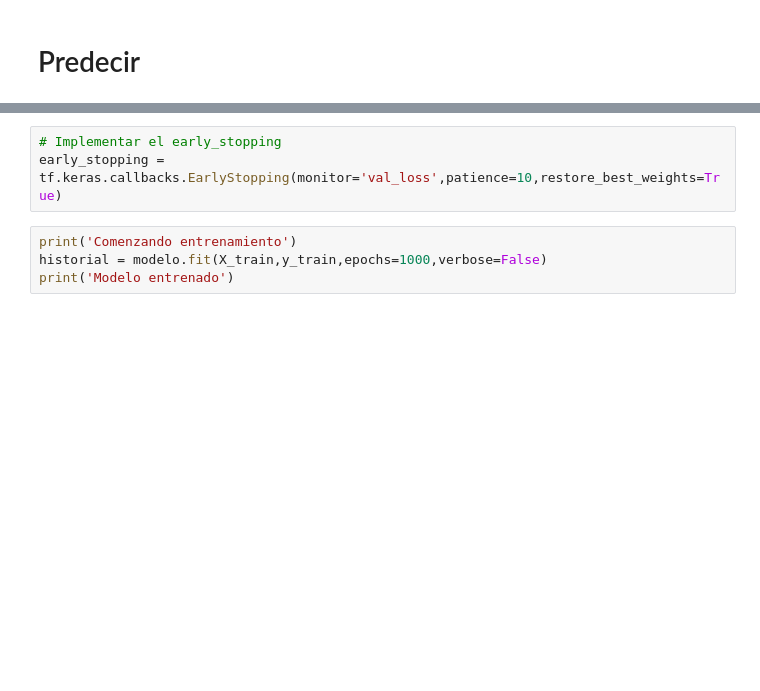
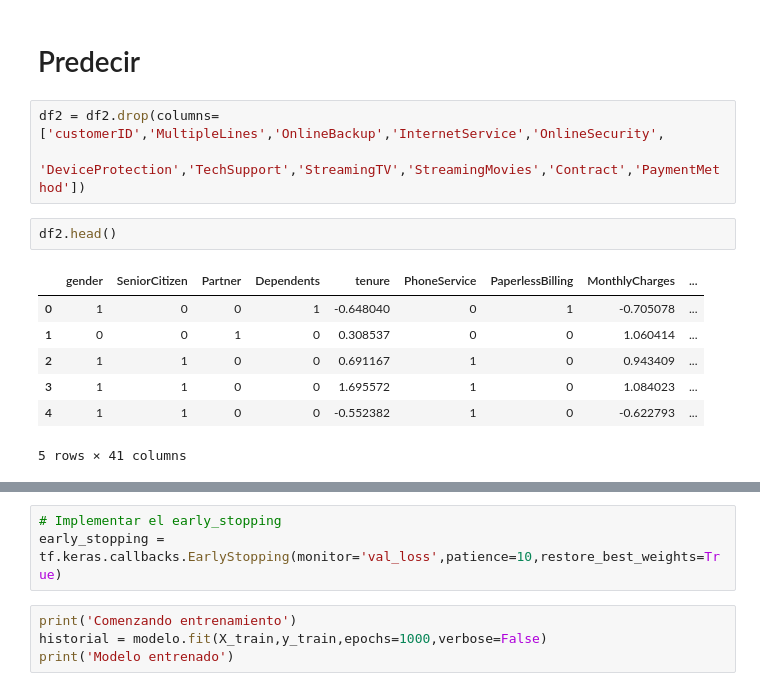
Before and after one commit to FrankRomeroT/H-bito, a Jupyter notebook: Redes Neuronales/Dia 24/churn.ipynb, the cells around one changed output, grey strips where cells are left out. Drawn from its saved outputs; the diff is of its cells as text; blank space fills up the shorter version.

```diff
--- a/Redes Neuronales/Dia 24/churn.ipynb
+++ b/Redes Neuronales/Dia 24/churn.ipynb
@@ -148,4 +148,17 @@ df2.head()
 # %% [markdown]
 # Predecir
+# %%
+df2 = df2.drop(columns=['customerID','MultipleLines','OnlineBackup','InternetService','OnlineSecurity',
+                        'DeviceProtection','TechSupport','StreamingTV','StreamingMovies','Contract','PaymentMethod'])
+# %%
+df2.head()
+# %% [output]
+|  | gender | SeniorCitizen | Partner | Dependents | tenure | PhoneService | PaperlessBilling | MonthlyCharges | ... |
+| 0 | 1 | 0 | 0 | 1 | -0.648040 | 0 | 1 | -0.705078 | ... |
+| 1 | 0 | 0 | 1 | 0 | 0.308537 | 0 | 0 | 1.060414 | ... |
+| 2 | 1 | 1 | 0 | 0 | 0.691167 | 1 | 0 | 0.943409 | ... |
+| 3 | 1 | 1 | 0 | 0 | 1.695572 | 1 | 0 | 1.084023 | ... |
+| 4 | 1 | 1 | 0 | 0 | -0.552382 | 1 | 0 | -0.622793 | ... |
+5 rows × 41 columns
 # %%
 # Definir X e y
```
Also changed, not shown: parts of 20 cells of this notebook.
